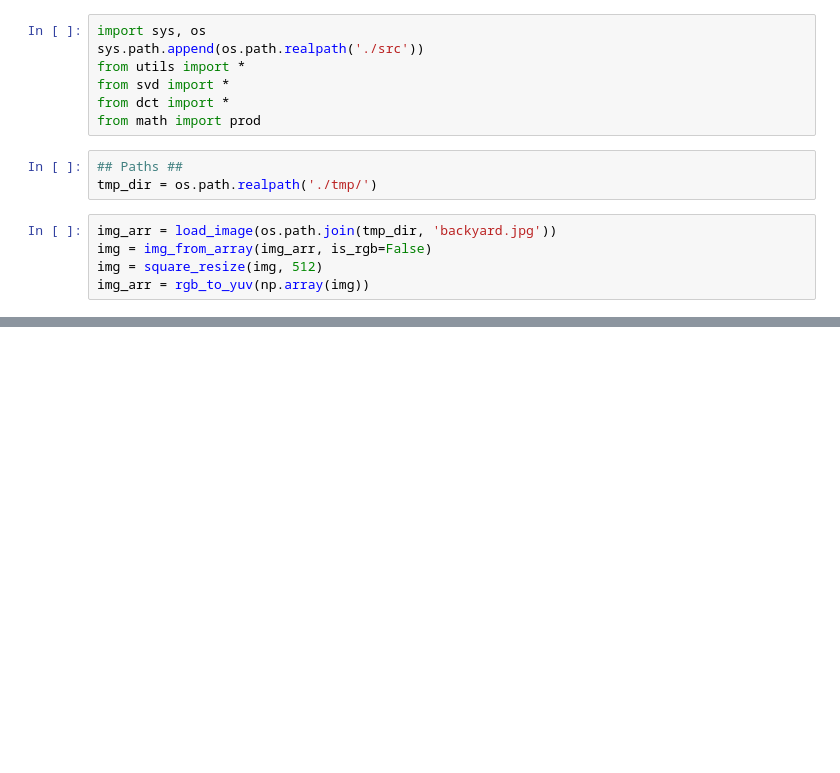
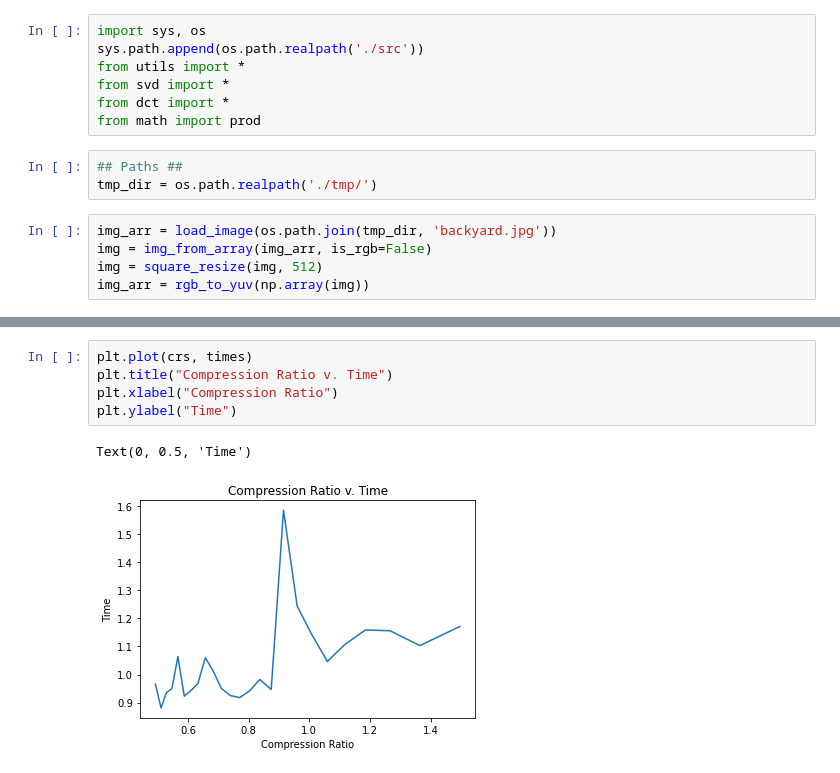
Before and after one commit to juanmoo/dctProject, a Jupyter notebook: Untitled.ipynb, the cells around one changed output, grey strips where cells are left out. Saved outputs shown, nothing was run; the diff lists cells and outputs as text; blank space fills up the shorter version.

```diff
--- a/Untitled.ipynb
+++ b/Untitled.ipynb
@@ -25,0 +63,8 @@ PapiNoEventError: Event does not exist. (PAPI_ENOEVNT)
+# %%
+plt.plot(crs, times)
+plt.title("Compression Ratio v. Time")
+plt.xlabel("Compression Ratio")
+plt.ylabel("Time")
+# %% [output]
+Text(0, 0.5, 'Time')
+[figure, added]
```
Also changed, not shown: parts of 14 cells of this notebook, 7 other files.
